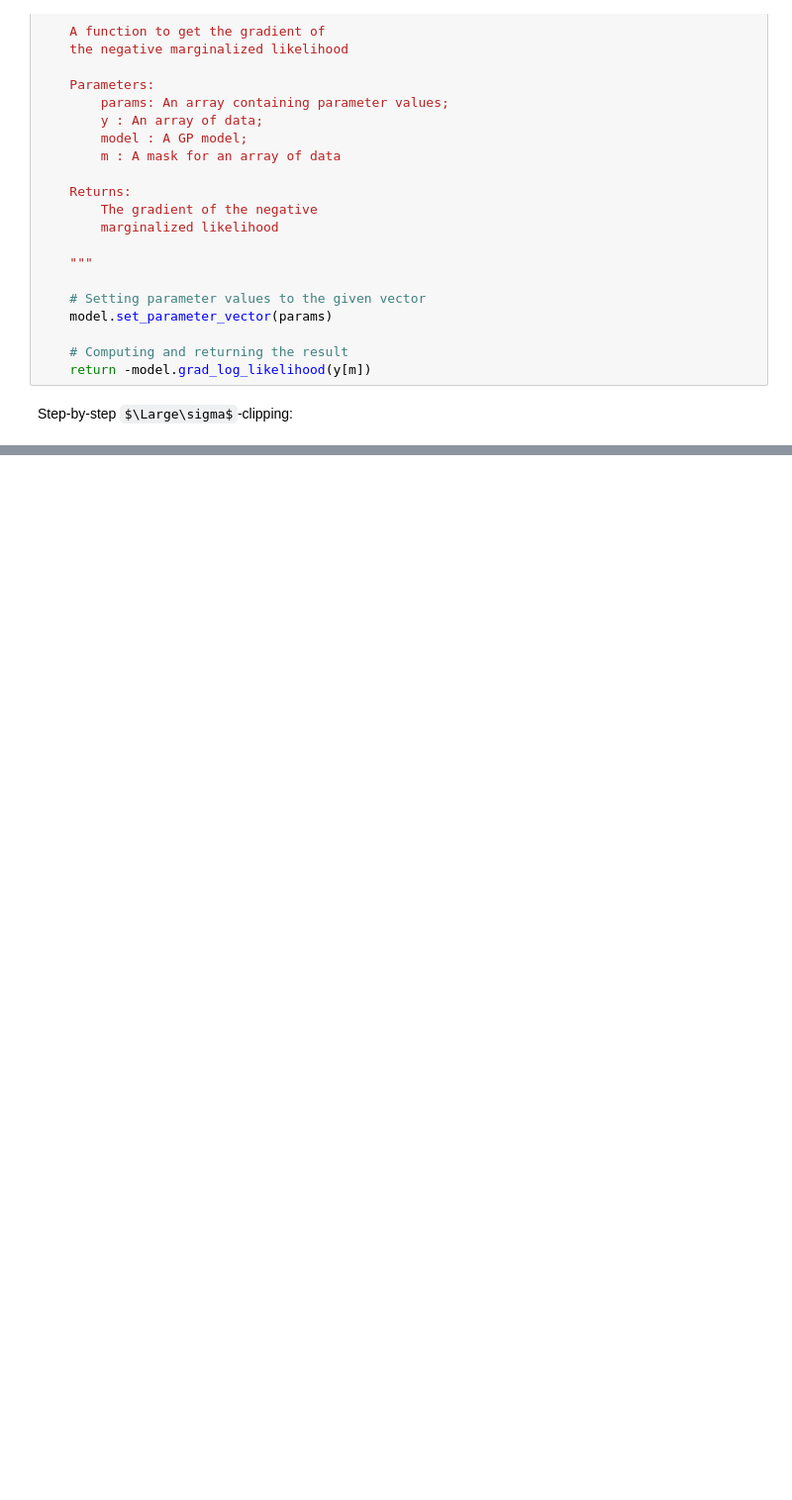
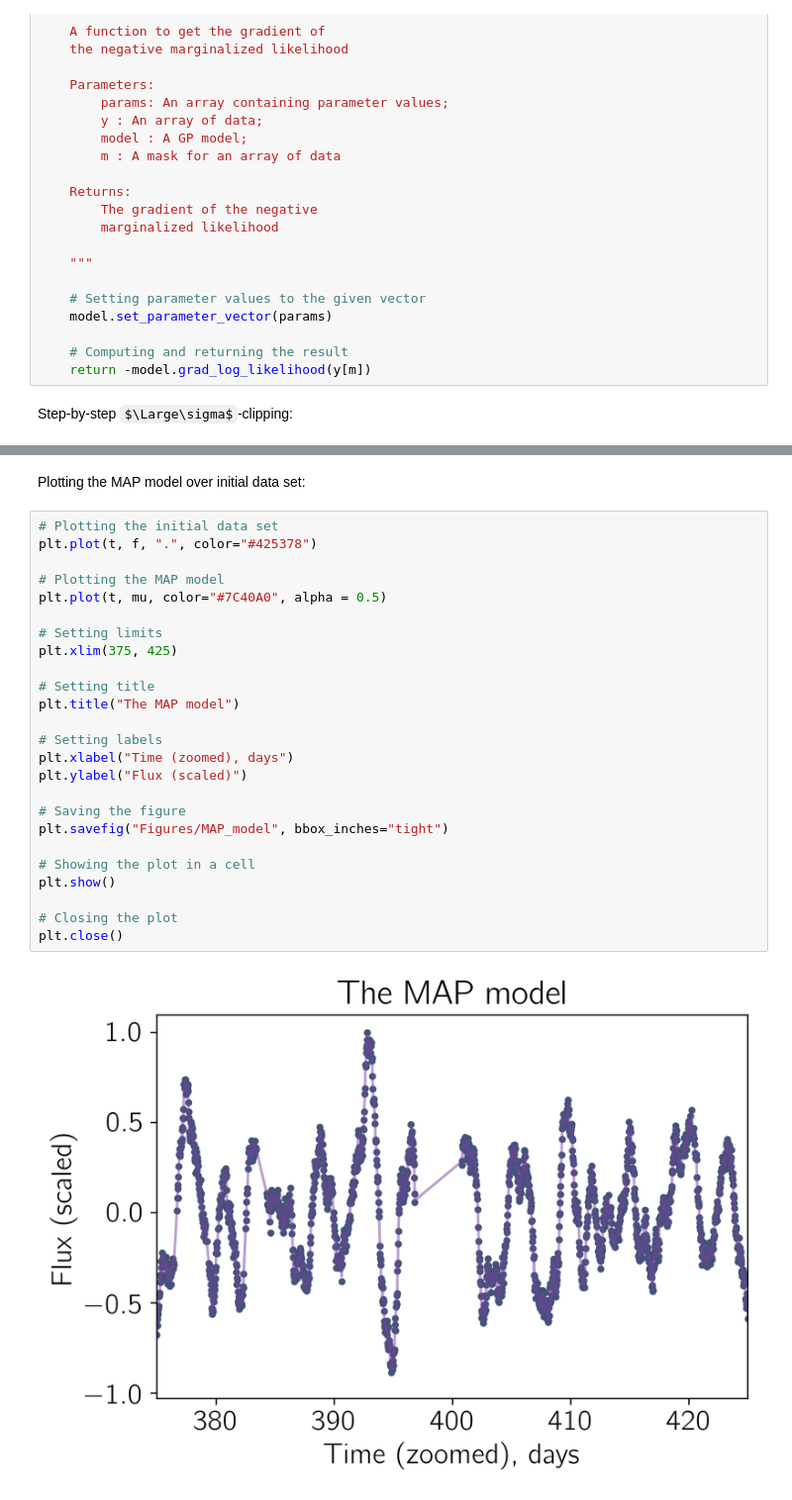
Before and after one commit to paveloom-c/C2, a Jupyter notebook: Notebooks/Base/george/george.ipynb, the cells around one changed output, grey strips where cells are left out. Shown at 99% size. Cells and saved outputs as stored; diff of their text form; some formulas as TeX source; blank space fills up the shorter version.

```diff
--- a/Notebooks/Base/george/george.ipynb
+++ b/Notebooks/Base/george/george.ipynb
@@ -336,0 +368,29 @@ NameError: name 'opt' is not defined
+# %% [markdown]
+Plotting the MAP model over initial data set:
+# %%
+# Plotting the initial data set
+plt.plot(t, f, ".", color="#425378")
+
+# Plotting the MAP model
+plt.plot(t, mu, color="#7C40A0", alpha = 0.5)
+
+# Setting limits
+plt.xlim(375, 425)
+
+# Setting title
+plt.title("The MAP model")
+
+# Setting labels
+plt.xlabel("Time (zoomed), days")
+plt.ylabel("Flux (scaled)")
+
+# Saving the figure
+plt.savefig("Figures/MAP_model", bbox_inches="tight")
+
+# Showing the plot in a cell
+plt.show()
+
+# Closing the plot
+plt.close()
+# %% [output]
+[figure, added]
```
Also changed, not shown: parts of 14 cells of this notebook, 10 other files.
